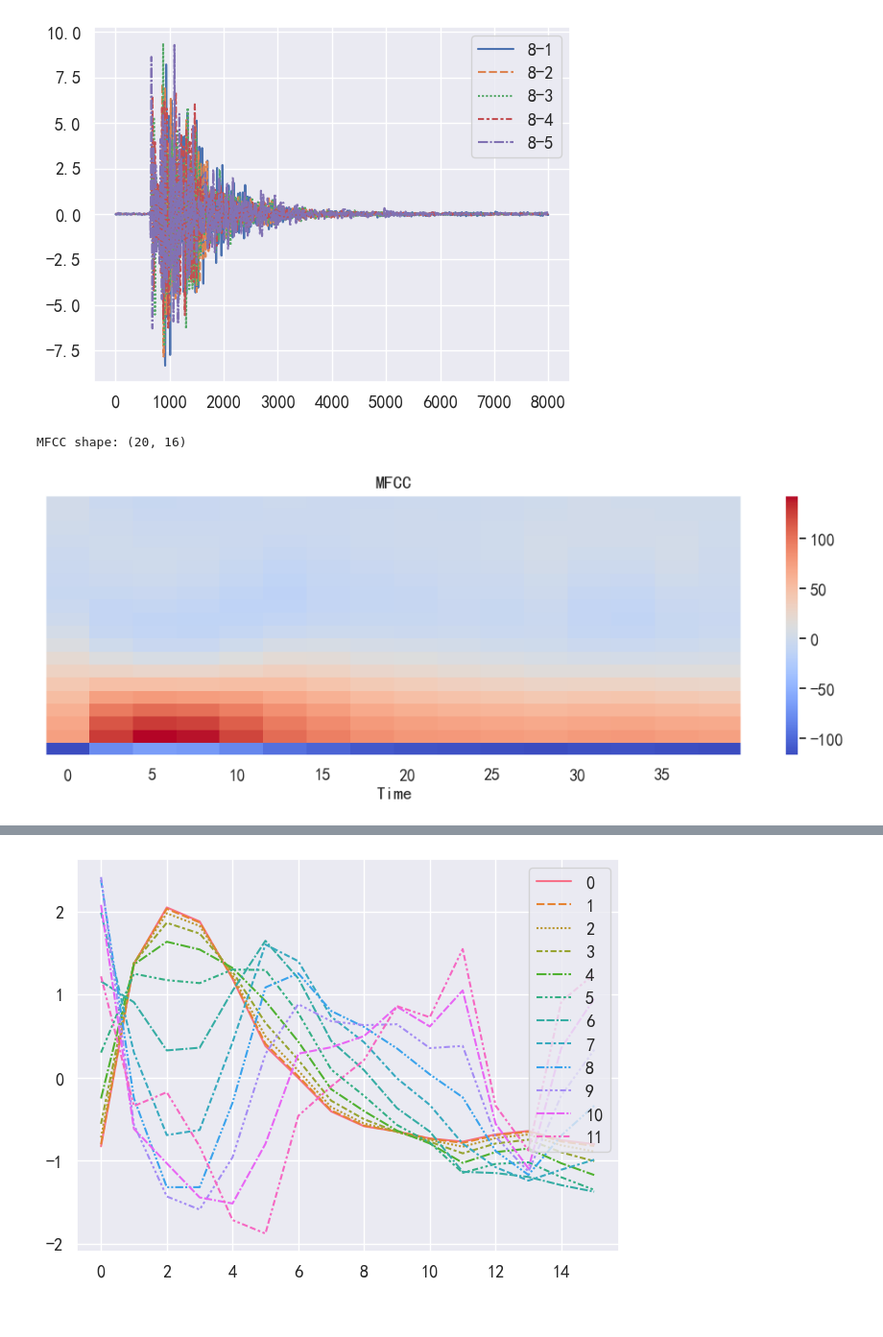
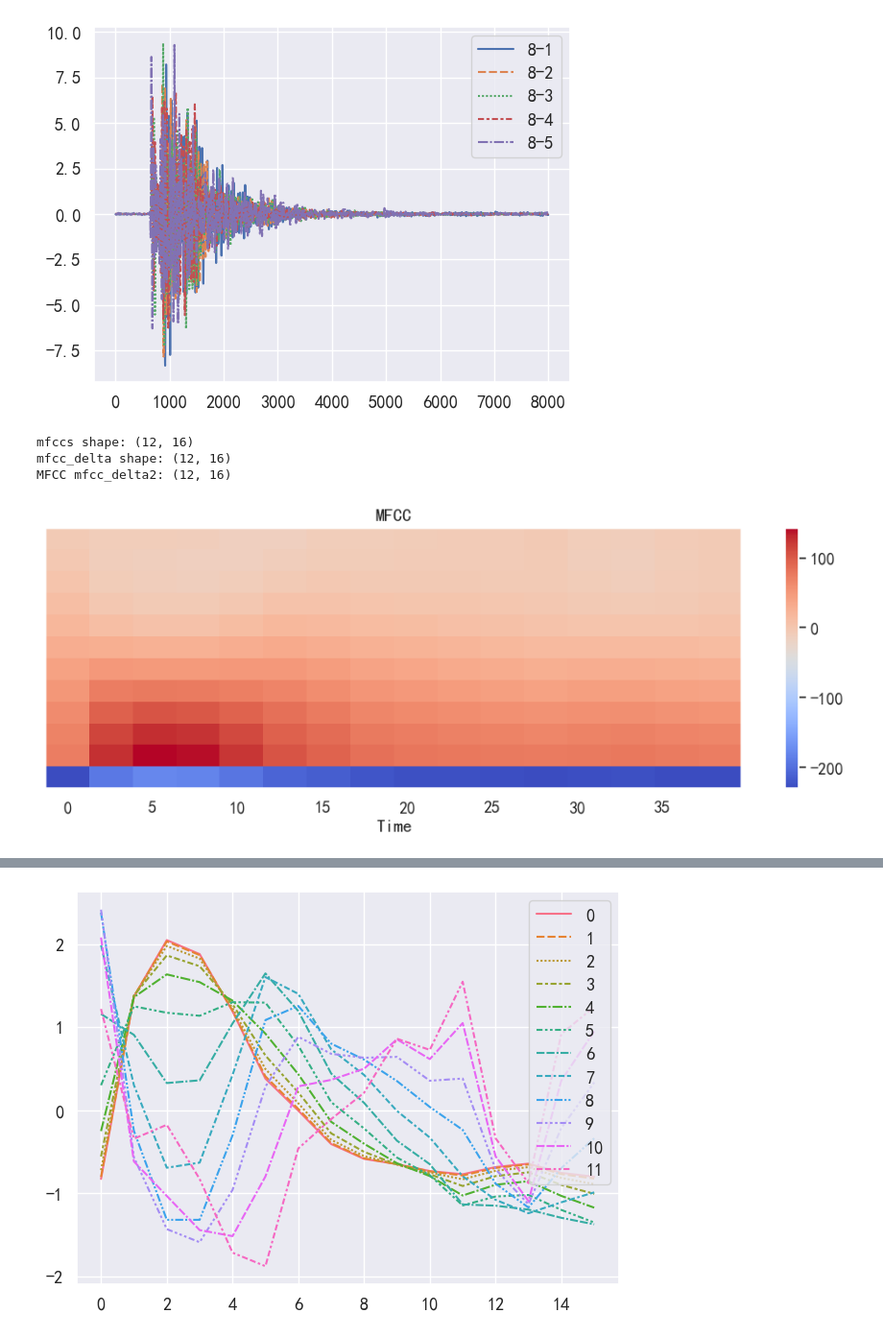
Before and after one commit to james-curtis/2023.tfmcm.com, a Jupyter notebook: 数据预处理/main.ipynb, the cells around one changed output, grey strips where cells are left out. Shown at 96% size. Saved outputs shown, nothing was run; the diff lists cells and outputs as text; code cells hidden in the pictures.

```diff
--- a/数据预处理/main.ipynb
+++ b/数据预处理/main.ipynb
@@ -161,23 +162,28 @@ sns.lineplot(scaleDf[['8-1', '8-2', '8-3', '8-4', '8-5']])
 plt.show()
 # %% [output]
 [figure]
+# %%
+sr = 2000
+mfccs = librosa.feature.mfcc(y=scaleDf['8-1'].values, sr=sr, n_mfcc=12)
+mfcc_delta = librosa.feature.delta(mfccs)
+mfcc_delta2 = librosa.feature.delta(mfcc_delta)
+# 打印MFCC特征的形状
+print("mfccs shape:", mfccs.shape)
+print("mfcc_delta shape:", mfcc_delta.shape)
+print("MFCC mfcc_delta2:", mfcc_delta2.shape)
+# %% [output]
+mfccs shape: (12, 16)
+mfcc_delta shape: (12, 16)
+MFCC mfcc_delta2: (12, 16)
 # %%
-import librosa
-
-mfccs = librosa.feature.mfcc(y=scaleDf['8-1'].values, sr=200, n_mfcc=12)
-
-# 打印MFCC特征的形状
-print("MFCC shape:", mfccs.shape)
-
 plt.figure(figsize=(10, 4))
 librosa.display.specshow(mfccs, sr=200, x_axis='time')
 plt.colorbar()
 plt.title('MFCC')
 plt.tight_layout()
 plt.show()
 # %% [output]
-MFCC shape: (20, 16)
-[figure, old version]
+[figure, new version]
 # %%
 mfccsScale = preprocessing.scale(mfccs, axis=1)
 
```
Also changed, not shown: parts of 20 cells of this notebook, 9 other files.
